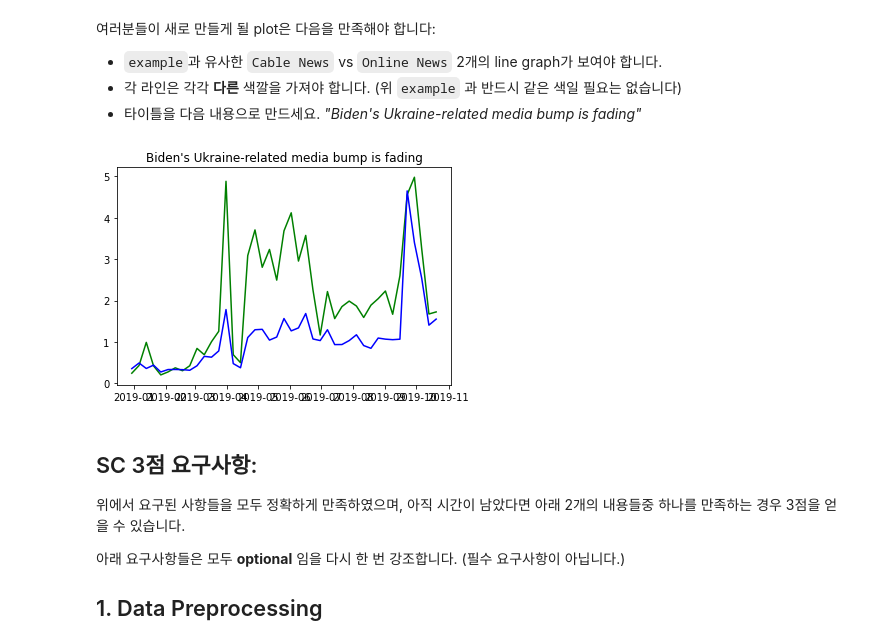
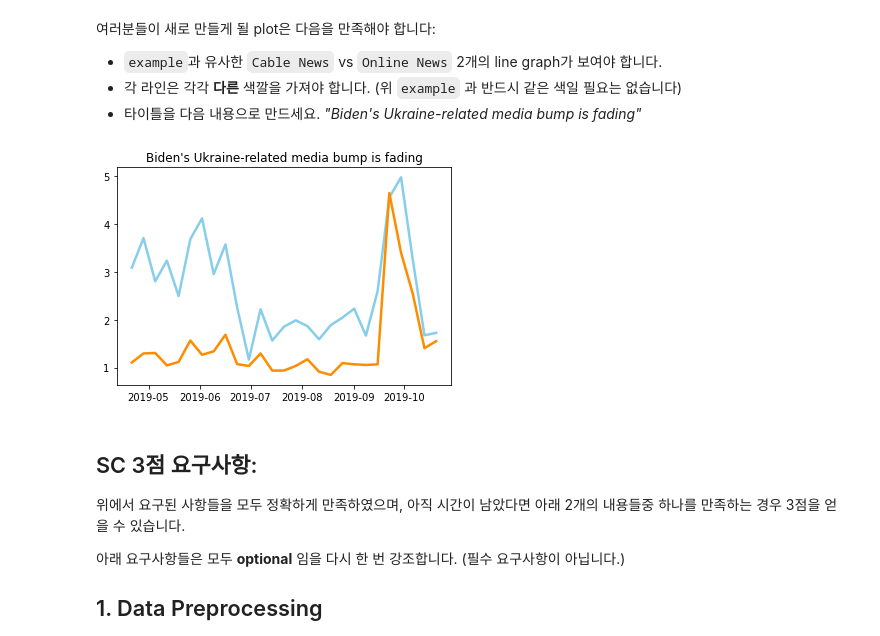
Before and after one commit to JangJiYeon12/Codestates_SC, a Jupyter notebook: ai12-sc11x-장지연.ipynb, the cells around one changed output. Saved outputs shown, nothing was run; the diff lists cells and outputs as text; code cells hidden in the pictures.

```diff
--- a/ai12-sc11x-장지연.ipynb
+++ b/ai12-sc11x-장지연.ipynb
@@ -245,12 +237,12 @@ data_for_graph.head()
 - 각 라인은 각각 **다른** 색깔을 가져야 합니다. (위 `example` 과 반드시 같은 색일 필요는 없습니다)
 - 타이틀을 다음 내용으로 만드세요. _"Biden's Ukraine-related media bump is fading"_
 # %%
-plt.plot(df.iloc[:,0], color = 'green')
-plt.plot(df.iloc[:,1], color = 'blue')
+plt.plot(df.iloc[16:,0], color = 'skyblue', linewidth=2.5)
+plt.plot(df.iloc[16:,1], color = 'darkorange', linewidth=2.5)
 plt.title("Biden's Ukraine-related media bump is fading")
 plt.show()
 # %% [output]
-[figure, old version]
+[figure, new version]
 # %% [markdown]
 ## SC 3점 요구사항:
 
```
Also changed, not shown: parts of 5 cells of this notebook.
